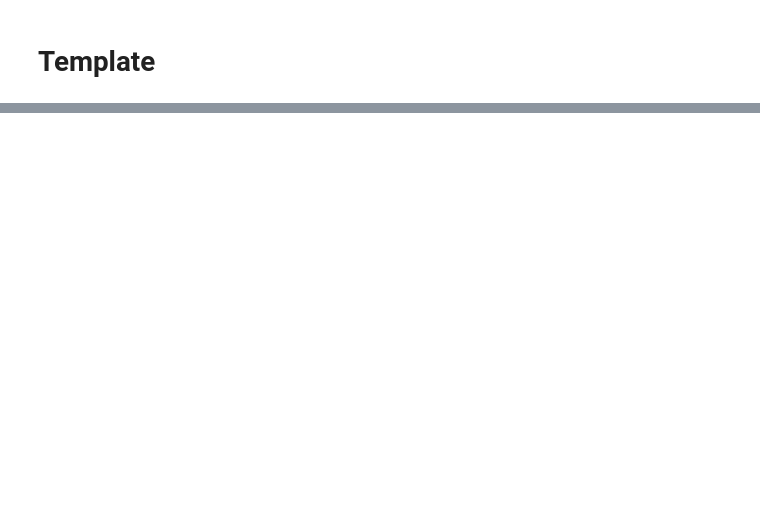
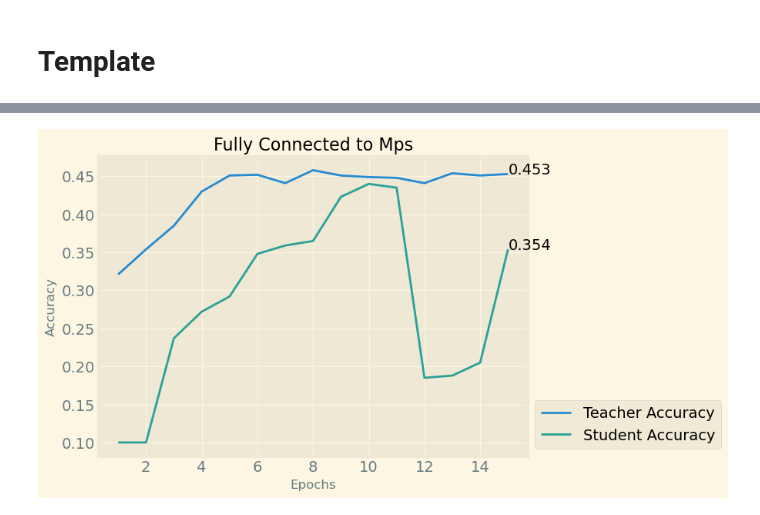
Before and after one commit to ScierKnave/honor_project, a Jupyter notebook: src/résultats/figures.ipynb, the cells around one changed output, grey strips where cells are left out. Drawn from its saved outputs; the diff is of its cells as text; code cells hidden in the pictures; blank space fills up the shorter version.

```diff
--- a/src/résultats/figures.ipynb
+++ b/src/résultats/figures.ipynb
@@ -24,0 +25,22 @@ plt.show()
+# %%
+fig, ax = plt.subplots()
+plt.title("Fully Connected to Mps")
+plt.xlabel("Epochs")
+plt.ylabel("Accuracy")
+plt.grid(True)
+x1 = [1, 2, 3, 4, 5, 6, 7, 8, 9, 10, 11, 12, 13, 14, 15]
+y1 = [0.321, 0.354, 0.385, 0.43, 0.451, 0.452, 0.441,
+0.458, 0.451, 0.449, 0.448, 0.441, 0.454, 0.451, 0.453]
+x2 = [1, 2, 3, 4, 5, 6, 7, 8, 9, 10, 11, 12, 13, 14, 15]
+y2 = [0.1, 0.1, 0.237, 0.272, 0.292, 0.348, 0.359, 0.365,
+0.423, 0.44, 0.435, 0.185, 0.188, 0.205, 0.354]
+plt.plot(x1, y1, label="Teacher Accuracy")
+plt.plot(x2, y2, label="Student Accuracy")
+plt.legend(loc = "lower left", bbox_to_anchor = (1, 0))
+ax.text(x1[-1], y1[-1], y1[-1], fontdict=None)
+ax.text(x2[-1], y2[-1], y2[-1], fontdict=None)
+
+
+plt.show()
+# %% [output]
+[figure, added]
```
Also changed, not shown: parts of 3 cells of this notebook.
